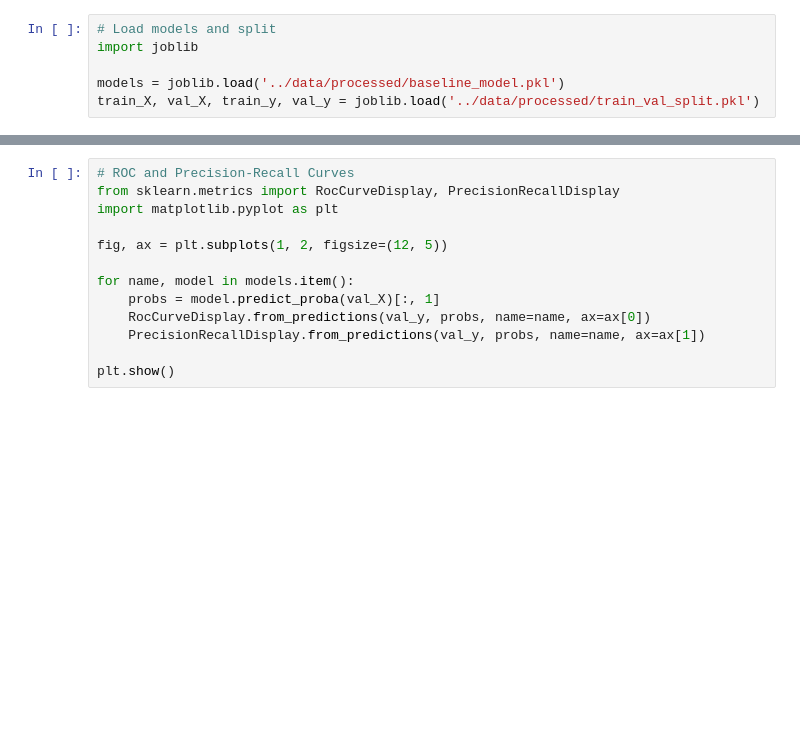
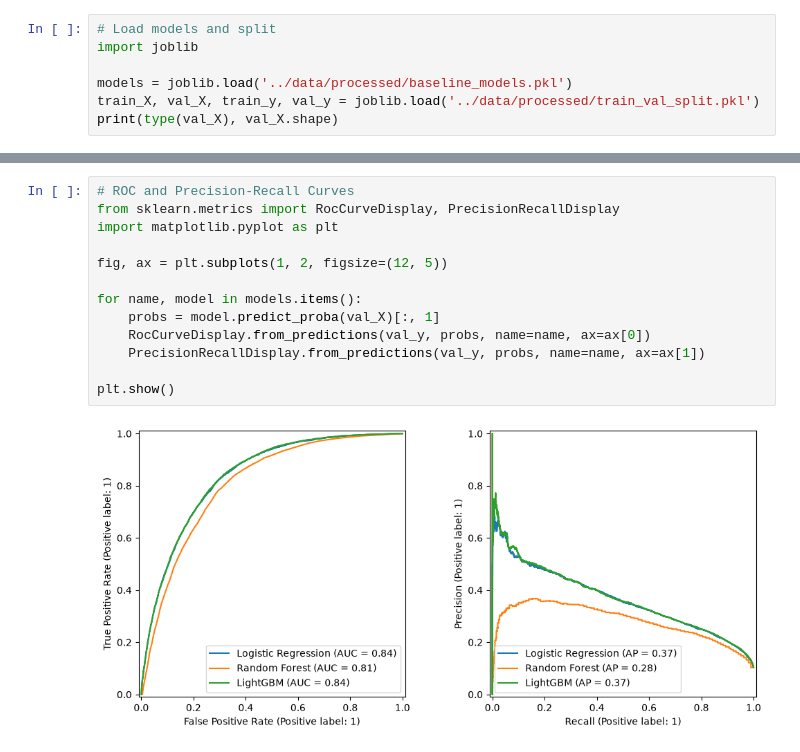
Before and after one commit to projcjdevs/cvd-risk-classification-model, a Jupyter notebook: notebooks/04_model_validation.ipynb, the cells around one changed output, grey strips where cells are left out. Saved outputs shown, nothing was run; the diff lists cells and outputs as text; blank space fills up the shorter version.

```diff
--- a/notebooks/04_model_validation.ipynb
+++ b/notebooks/04_model_validation.ipynb
@@ -2,5 +2,6 @@
 # Load models and split
 import joblib
 
-models = joblib.load('../data/processed/baseline_model.pkl')
+models = joblib.load('../data/processed/baseline_models.pkl')
 train_X, val_X, train_y, val_y = joblib.load('../data/processed/train_val_split.pkl')
+print(type(val_X), val_X.shape)
@@ -30,16 +38,18 @@ results_df
 # %%
 # ROC and Precision-Recall Curves
 from sklearn.metrics import RocCurveDisplay, PrecisionRecallDisplay
 import matplotlib.pyplot as plt
 
 fig, ax = plt.subplots(1, 2, figsize=(12, 5))
 
-for name, model in models.item():
+for name, model in models.items():
     probs = model.predict_proba(val_X)[:, 1]
     RocCurveDisplay.from_predictions(val_y, probs, name=name, ax=ax[0])
     PrecisionRecallDisplay.from_predictions(val_y, probs, name=name, ax=ax[1])
 
 plt.show()
+# %% [output]
+[figure, added]
 # %%
 # Cross-Validation Stability Check
 from sklearn.model_selection import cross_val_score, StratifiedKFold
```
Also changed, not shown: parts of 6 cells of this notebook, 1 other file.
